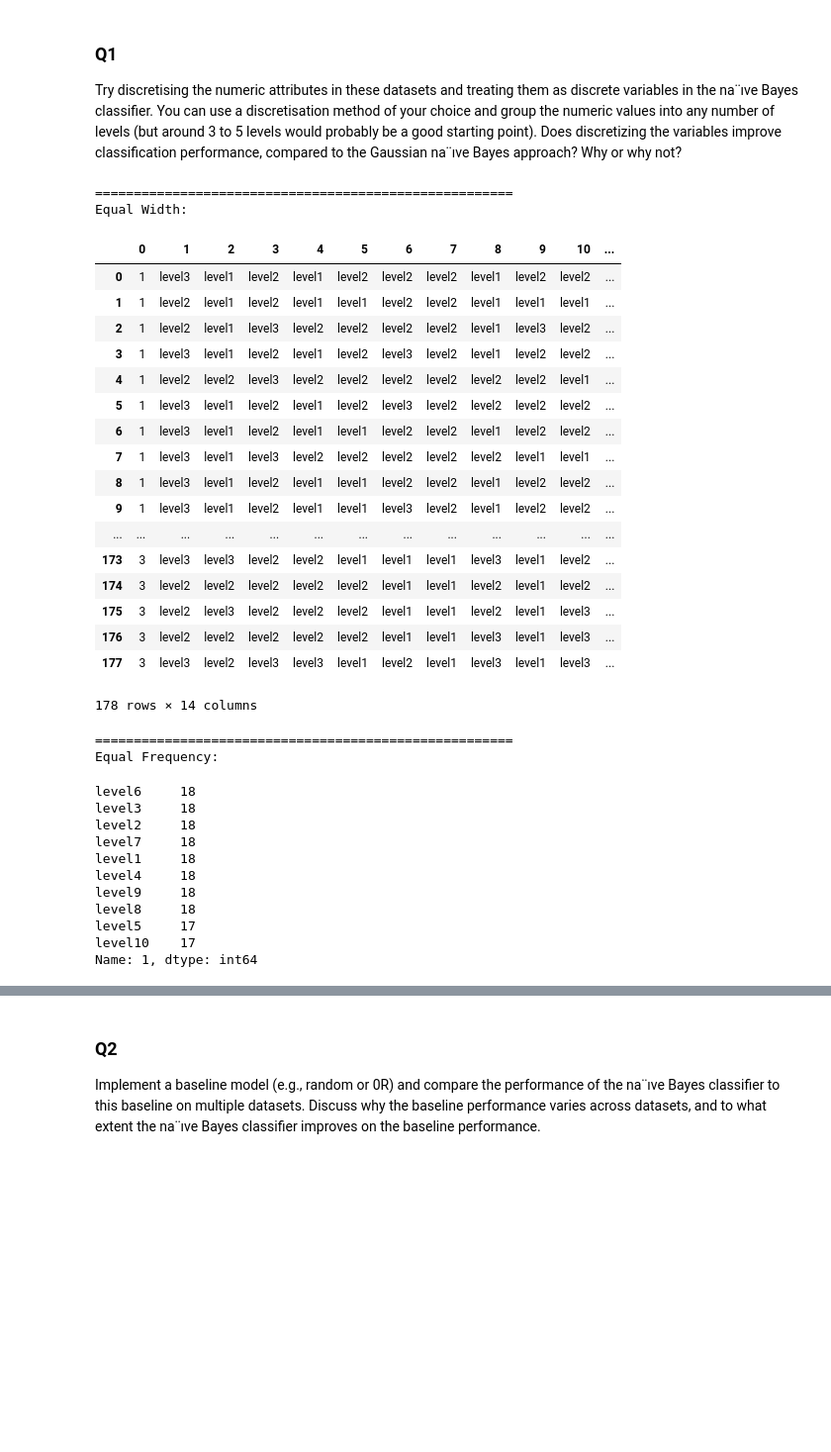
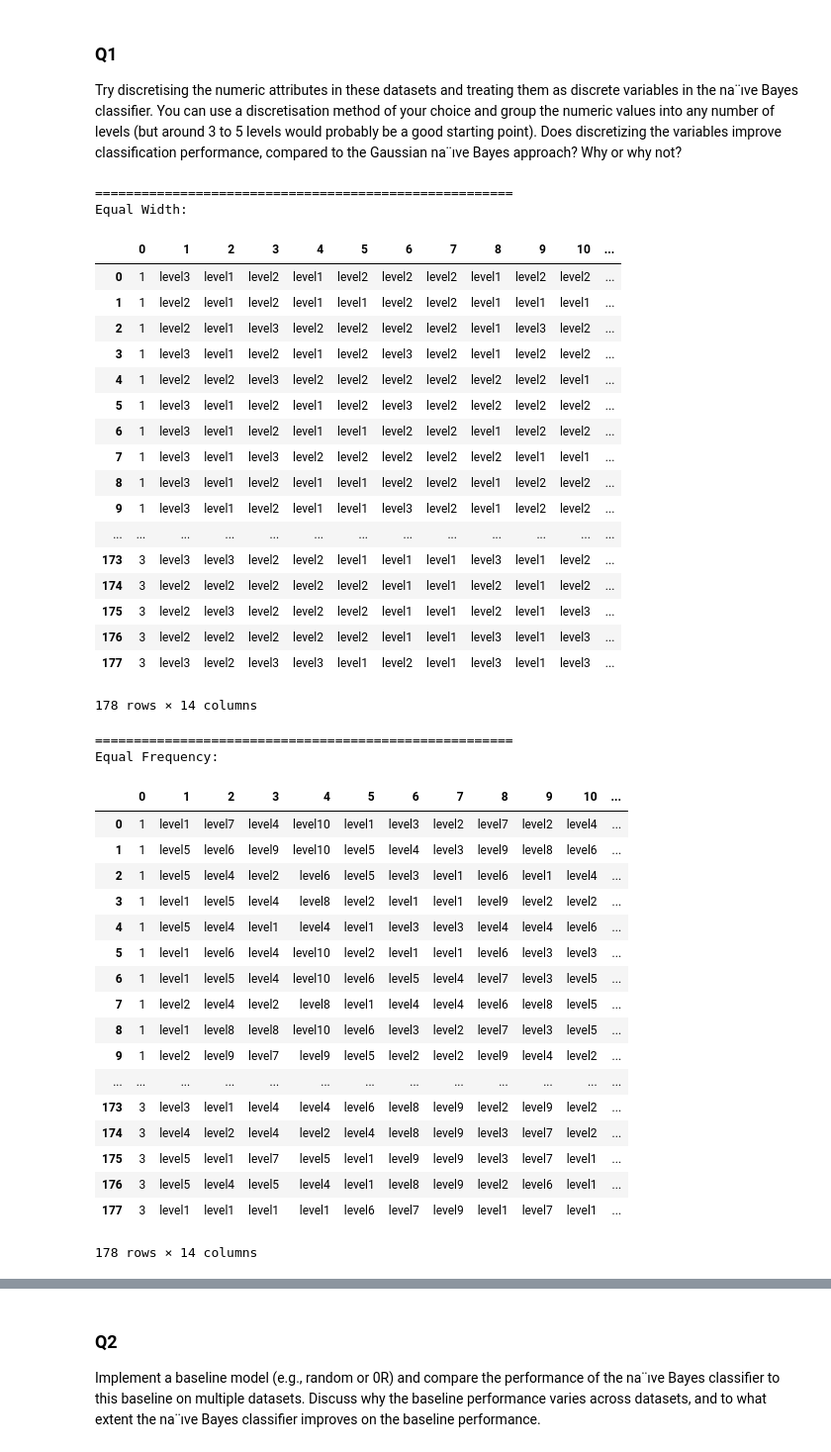
Before and after one commit to JerryMu/Naive-Bayes, a Jupyter notebook: assignment1.ipynb, the cells around one changed output, grey strips where cells are left out. Shown at 99% size. Drawn from its saved outputs; the diff is of its cells as text; code cells hidden in the pictures; blank space fills up the shorter version.

```diff
--- a/assignment1.ipynb
+++ b/assignment1.ipynb
@@ -368,50 +368,57 @@ def discretise(data,levels,by):
                     upper = int(frequency*(m+1)) # upper bound of index, so has to be integer
                     copy_feature[feature.sort_values()[lower:upper].index] = ('level'+str(levels-m))
             copy_data.iloc[:,i] = copy_feature
-    return copy_data,discrete_datatype
+    return copy_data
 # %%
-width_data,discrete_datatype = discretise(train_data,levels=3,by='width')
-freq_data,discrete_datatype = discretise(train_data,levels=10,by='freq')
+width_data = discretise(train_data,levels=3,by='width')
+freq_data = discretise(train_data,levels=10,by='freq')
 print("======================================================")
 print("Equal Width:")
 display(width_data)
 print("======================================================")
 print("Equal Frequency:")
-display(freq_data[1])
+display(freq_data)
 # %% [output]
 ======================================================
 Equal Width:
 |  | 0 | 1 | 2 | 3 | 4 | 5 | 6 | 7 | 8 | 9 | 10 | ... |
 | 0 | 1 | level3 | level1 | level2 | level1 | level2 | level2 | level2 | level1 | level2 | level2 | ... |
 | 1 | 1 | level2 | level1 | level2 | level1 | level1 | level2 | level2 | level1 | level1 | level1 | ... |
 | 2 | 1 | level2 | level1 | level3 | level2 | level2 | level2 | level2 | level1 | level3 | level2 | ... |
 | 3 | 1 | level3 | level1 | level2 | level1 | level2 | level3 | level2 | level1 | level2 | level2 | ... |
 | 4 | 1 | level2 | level2 | level3 | level2 | level2 | level2 | level2 | level2 | level2 | level1 | ... |
 | 5 | 1 | level3 | level1 | level2 | level1 | level2 | level3 | level2 | level2 | level2 | level2 | ... |
 | 6 | 1 | level3 | level1 | level2 | level1 | level1 | level2 | level2 | level1 | level2 | level2 | ... |
 | 7 | 1 | level3 | level1 | level3 | level2 | level2 | level2 | level2 | level2 | level1 | level1 | ... |
 | 8 | 1 | level3 | level1 | level2 | level1 | level1 | level2 | level2 | level1 | level2 | level2 | ... |
 | 9 | 1 | level3 | level1 | level2 | level1 | level1 | level3 | level2 | level1 | level2 | level2 | ... |
 | ... | ... | ... | ... | ... | ... | ... | ... | ... | ... | ... | ... | ... |
 | 173 | 3 | level3 | level3 | level2 | level2 | level1 | level1 | level1 | level3 | level1 | level2 | ... |
 | 174 | 3 | level2 | level2 | level2 | level2 | level2 | level1 | level1 | level2 | level1 | level2 | ... |
 | 175 | 3 | level2 | level3 | level2 | level2 | level2 | level1 | level1 | level2 | level1 | level3 | ... |
 | 176 | 3 | level2 | level2 | level2 | level2 | level2 | level1 | level1 | level3 | level1 | level3 | ... |
 | 177 | 3 | level3 | level2 | level3 | level3 | level1 | level2 | level1 | level3 | level1 | level3 | ... |
 178 rows × 14 columns
 ======================================================
 Equal Frequency:
+|  | 0 | 1 | 2 | 3 | 4 | 5 | 6 | 7 | 8 | 9 | 10 | ... |
+| 0 | 1 | level1 | level7 | level4 | level10 | level1 | level3 | level2 | level7 | level2 | level4 | ... |
+| 1 | 1 | level5 | level6 | level9 | level10 | level5 | level4 | level3 | level9 | level8 | level6 | ... |
+| 2 | 1 | level5 | level4 | level2 | level6 | level5 | level3 | level1 | level6 | level1 | level4 | ... |
+| 3 | 1 | level1 | level5 | level4 | level8 | level2 | level1 | level1 | level9 | level2 | level2 | ... |
+| 4 | 1 | level5 | level4 | level1 | level4 | level1 | level3 | level3 | level4 | level4 | level6 | ... |
+| 5 | 1 | level1 | level6 | level4 | level10 | level2 | level1 | level1 | level6 | level3 | level3 | ... |
+| 6 | 1 | level1 | level5 | level4 | level10 | level6 | level5 | level4 | level7 | level3 | level5 | ... |
+| 7 | 1 | level2 | level4 | level2 | level8 | level1 | level4 | level4 | level6 | level8 | level5 | ... |
+| 8 | 1 | level1 | level8 | level8 | level10 | level6 | level3 | level2 | level7 | level3 | level5 | ... |
+| 9 | 1 | level2 | level9 | level7 | level9 | level5 | level2 | level2 | level9 | level4 | level2 | ... |
+| ... | ... | ... | ... | ... | ... | ... | ... | ... | ... | ... | ... | ... |
+| 173 | 3 | level3 | level1 | level4 | level4 | level6 | level8 | level9 | level2 | level9 | level2 | ... |
+| 174 | 3 | level4 | level2 | level4 | level2 | level4 | level8 | level9 | level3 | level7 | level2 | ... |
+| 175 | 3 | level5 | level1 | level7 | level5 | level1 | level9 | level9 | level3 | level7 | level1 | ... |
+| 176 | 3 | level5 | level4 | level5 | level4 | level1 | level8 | level9 | level2 | level6 | level1 | ... |
+| 177 | 3 | level1 | level1 | level1 | level1 | level6 | level7 | level9 | level1 | level7 | level1 | ... |
-level6     18
-level3     18
-level2     18
-level7     18
-level1     18
-level4     18
-level9     18
-level8     18
-level5     17
-level10    17
-Name: 1, dtype: int64
+178 rows × 14 columns
 # %%
 display(width_data.head(5))
 freq_data[4].value_counts()
```
Also changed, not shown: parts of 5 cells of this notebook.
